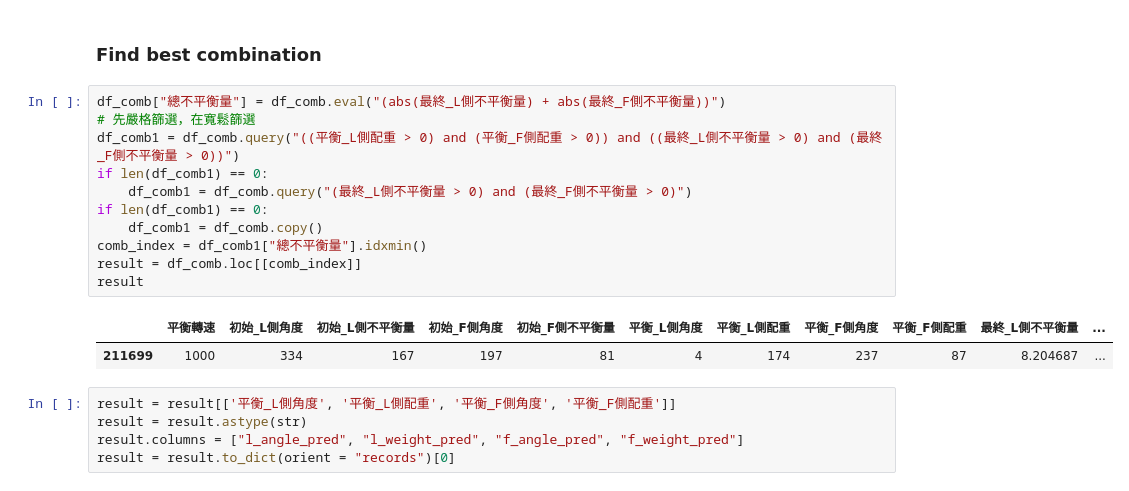
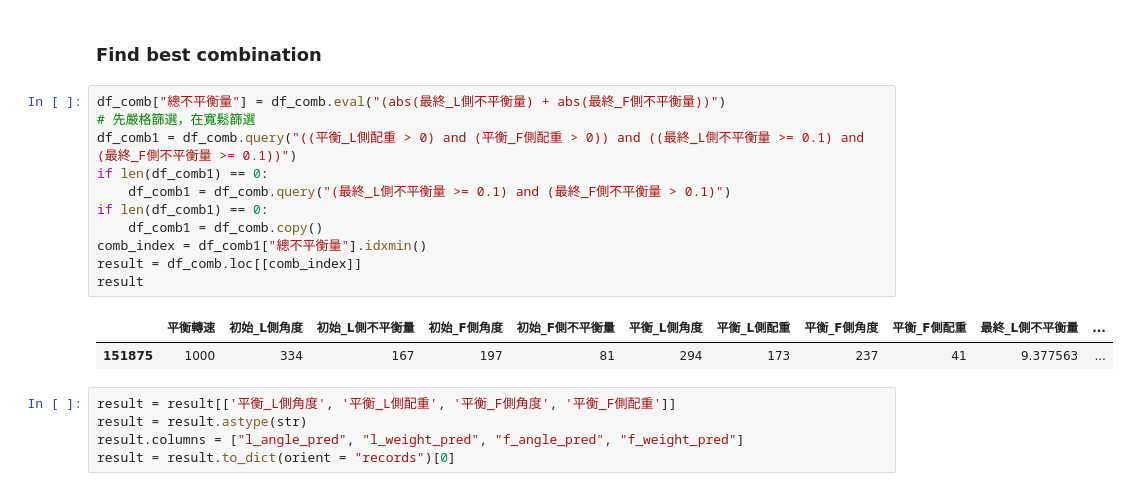
Before and after one commit to JulieKuo/balance_motor, a Jupyter notebook: pred.ipynb, the cells around one changed output. Saved outputs shown, nothing was run; the diff lists cells and outputs as text.

```diff
--- a/pred.ipynb
+++ b/pred.ipynb
@@ -198,17 +196,17 @@ df_comb["最終_F側不平衡量"] = pred_f
 # %%
 df_comb["總不平衡量"] = df_comb.eval("(abs(最終_L側不平衡量) + abs(最終_F側不平衡量))")
 # 先嚴格篩選，在寬鬆篩選
-df_comb1 = df_comb.query("((平衡_L側配重 > 0) and (平衡_F側配重 > 0)) and ((最終_L側不平衡量 > 0) and (最終_F側不平衡量 > 0))")
+df_comb1 = df_comb.query("((平衡_L側配重 > 0) and (平衡_F側配重 > 0)) and ((最終_L側不平衡量 >= 0.1) and (最終_F側不平衡量 >= 0.1))")
 if len(df_comb1) == 0:
-    df_comb1 = df_comb.query("(最終_L側不平衡量 > 0) and (最終_F側不平衡量 > 0)")
+    df_comb1 = df_comb.query("(最終_L側不平衡量 >= 0.1) and (最終_F側不平衡量 > 0.1)")
 if len(df_comb1) == 0:
     df_comb1 = df_comb.copy()
 comb_index = df_comb1["總不平衡量"].idxmin()
 result = df_comb.loc[[comb_index]]
 result
 # %% [output]
 |  | 平衡轉速 | 初始_L側角度 | 初始_L側不平衡量 | 初始_F側角度 | 初始_F側不平衡量 | 平衡_L側角度 | 平衡_L側配重 | 平衡_F側角度 | 平衡_F側配重 | 最終_L側不平衡量 | ... |
-| 211699 | 1000 | 334 | 167 | 197 | 81 | 4 | 174 | 237 | 87 | 8.204687 | ... |
+| 151875 | 1000 | 334 | 167 | 197 | 81 | 294 | 173 | 237 | 41 | 9.377563 | ... |
 # %%
 result = result[['平衡_L側角度', '平衡_L側配重', '平衡_F側角度', '平衡_F側配重']]
 result = result.astype(str)
```
Also changed, not shown: parts of 2 cells of this notebook, 8 other files.
